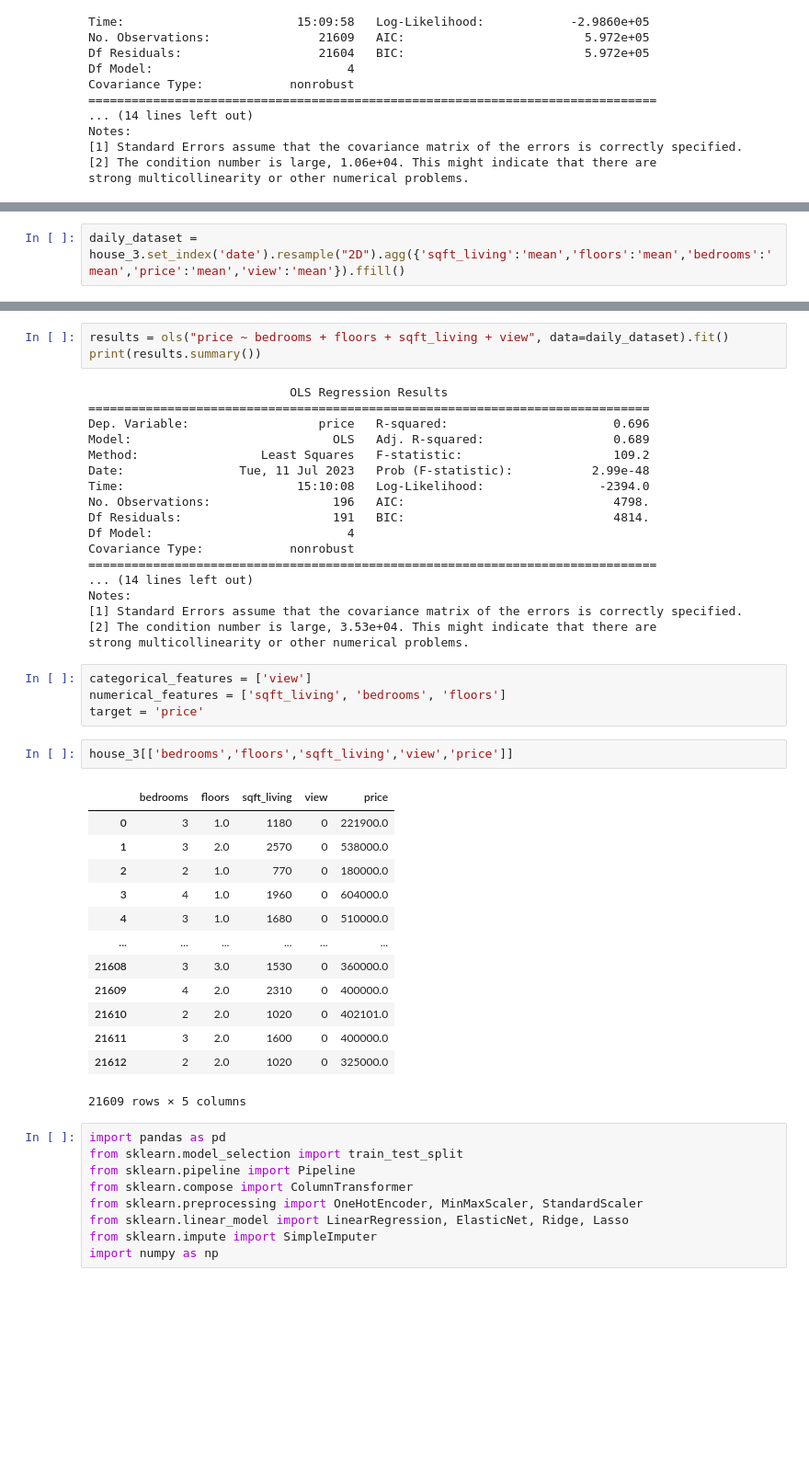
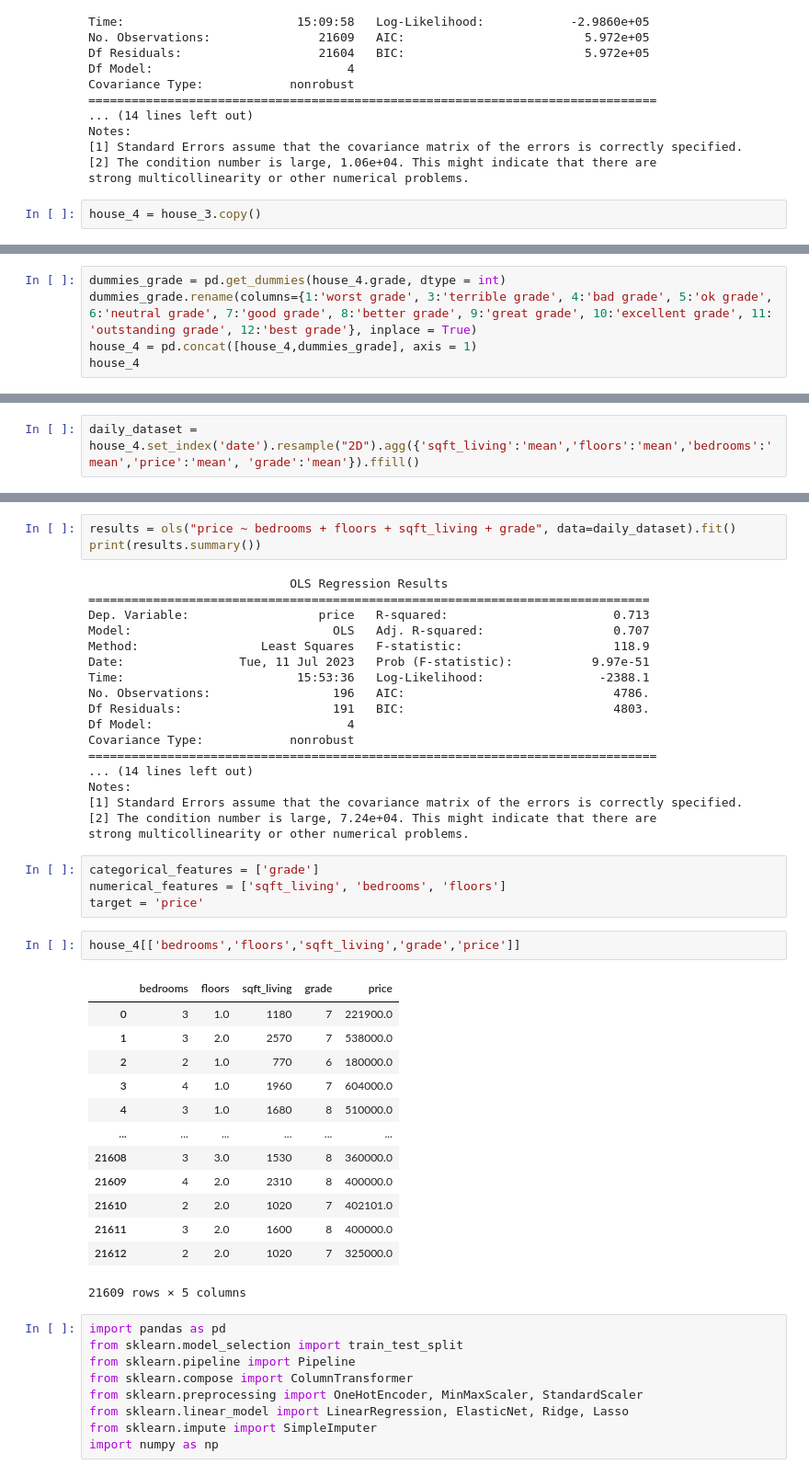
Before and after one commit to mahinbindra/schulich_data_science, a Jupyter notebook: Assignments/assignment_3_regression and regularization_MB.ipynb, the cells around one changed output, grey strips where cells are left out. Shown at 92% size. Drawn from its saved outputs; the diff is of its cells as text; blank space fills up the shorter version.

```diff
--- a/Assignments/assignment_3_regression and regularization_MB.ipynb
+++ b/Assignments/assignment_3_regression and regularization_MB.ipynb
@@ -614,3 +614,5 @@ Notes:
 [1] Standard Errors assume that the covariance matrix of the errors is correctly specified.
 [2] The condition number is large, 1.06e+04. This might indicate that there are
 strong multicollinearity or other numerical problems.
+# %%
+house_4 = house_3.copy()
@@ -616,0 +623,5 @@ strong multicollinearity or other numerical problems.
+# %%
+dummies_grade = pd.get_dummies(house_4.grade, dtype = int)
+dummies_grade.rename(columns={1:'worst grade', 3:'terrible grade', 4:'bad grade', 5:'ok grade', 6:'neutral grade', 7:'good grade', 8:'better grade', 9:'great grade', 10:'excellent grade', 11: 'outstanding grade', 12:'best grade'}, inplace = True)
+house_4 = pd.concat([house_4,dummies_grade], axis = 1)
+house_4
@@ -617,5 +642,5 @@ strong multicollinearity or other numerical problems.
 # %%
-daily_dataset = house_3.set_index('date').resample("2D").agg({'sqft_living':'mean','floors':'mean','bedrooms':'mean','price':'mean','view':'mean'}).ffill()
+daily_dataset = house_4.set_index('date').resample("2D").agg({'sqft_living':'mean','floors':'mean','bedrooms':'mean','price':'mean', 'grade':'mean'}).ffill()
 # %%
 daily_dataset
 # %% [output]
@@ -635,44 +660,44 @@ daily_dataset
 196 rows × 5 columns
 # %%
-results = ols("price ~ bedrooms + floors + sqft_living + view", data=daily_dataset).fit()
+results = ols("price ~ bedrooms + floors + sqft_living + grade", data=daily_dataset).fit()
 print(results.summary())
 # %% [output]
                             OLS Regression Results
 ==============================================================================
-Dep. Variable:                  price   R-squared:                       0.696
-Model:                            OLS   Adj. R-squared:                  0.689
-Method:                 Least Squares   F-statistic:                     109.2
-Date:                Tue, 11 Jul 2023   Prob (F-statistic):           2.99e-48
-Time:                        15:10:08   Log-Likelihood:                -2394.0
-No. Observations:                 196   AIC:                             4798.
-Df Residuals:                     191   BIC:                             4814.
+Dep. Variable:                  price   R-squared:                       0.713
+Model:                            OLS   Adj. R-squared:                  0.707
+Method:                 Least Squares   F-statistic:                     118.9
+Date:                Tue, 11 Jul 2023   Prob (F-statistic):           9.97e-51
+Time:                        15:53:36   Log-Likelihood:                -2388.1
+No. Observations:                 196   AIC:                             4786.
+Df Residuals:                     191   BIC:                             4803.
 Df Model:                           4
 Covariance Type:            nonrobust
 ===============================================================================
 ... (14 lines left out)
 Notes:
 [1] Standard Errors assume that the covariance matrix of the errors is correctly specified.
-[2] The condition number is large, 3.53e+04. This might indicate that there are
+[2] The condition number is large, 7.24e+04. This might indicate that there are
 strong multicollinearity or other numerical problems.
 # %%
-categorical_features = ['view']
+categorical_features = ['grade']
 numerical_features = ['sqft_living', 'bedrooms', 'floors']
 target = 'price'
 # %%
-house_3[['bedrooms','floors','sqft_living','view','price']]
+house_4[['bedrooms','floors','sqft_living','grade','price']]
 # %% [output]
-|  | bedrooms | floors | sqft_living | view | price |
-| 0 | 3 | 1.0 | 1180 | 0 | 221900.0 |
-| 1 | 3 | 2.0 | 2570 | 0 | 538000.0 |
-| 2 | 2 | 1.0 | 770 | 0 | 180000.0 |
-| 3 | 4 | 1.0 | 1960 | 0 | 604000.0 |
-| 4 | 3 | 1.0 | 1680 | 0 | 510000.0 |
+|  | bedrooms | floors | sqft_living | grade | price |
+| 0 | 3 | 1.0 | 1180 | 7 | 221900.0 |
+| 1 | 3 | 2.0 | 2570 | 7 | 538000.0 |
+| 2 | 2 | 1.0 | 770 | 6 | 180000.0 |
+| 3 | 4 | 1.0 | 1960 | 7 | 604000.0 |
+| 4 | 3 | 1.0 | 1680 | 8 | 510000.0 |
 | ... | ... | ... | ... | ... | ... |
-| 21608 | 3 | 3.0 | 1530 | 0 | 360000.0 |
-| 21609 | 4 | 2.0 | 2310 | 0 | 400000.0 |
-| 21610 | 2 | 2.0 | 1020 | 0 | 402101.0 |
-| 21611 | 3 | 2.0 | 1600 | 0 | 400000.0 |
-| 21612 | 2 | 2.0 | 1020 | 0 | 325000.0 |
+| 21608 | 3 | 3.0 | 1530 | 8 | 360000.0 |
+| 21609 | 4 | 2.0 | 2310 | 8 | 400000.0 |
+| 21610 | 2 | 2.0 | 1020 | 7 | 402101.0 |
+| 21611 | 3 | 2.0 | 1600 | 8 | 400000.0 |
+| 21612 | 2 | 2.0 | 1020 | 7 | 325000.0 |
 21609 rows × 5 columns
 # %%
 import pandas as pd
```
Also changed, not shown: parts of 19 cells of this notebook.
